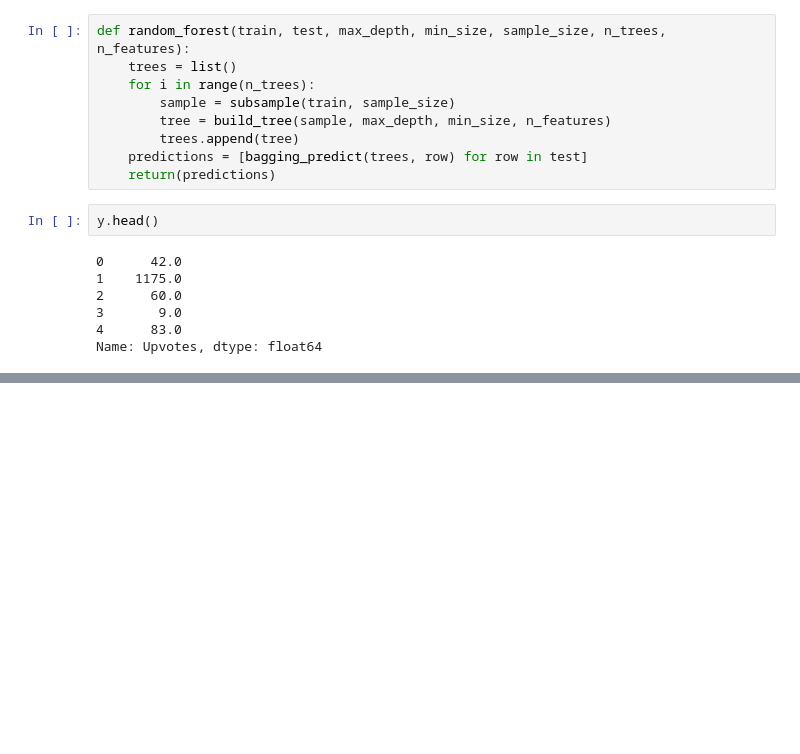
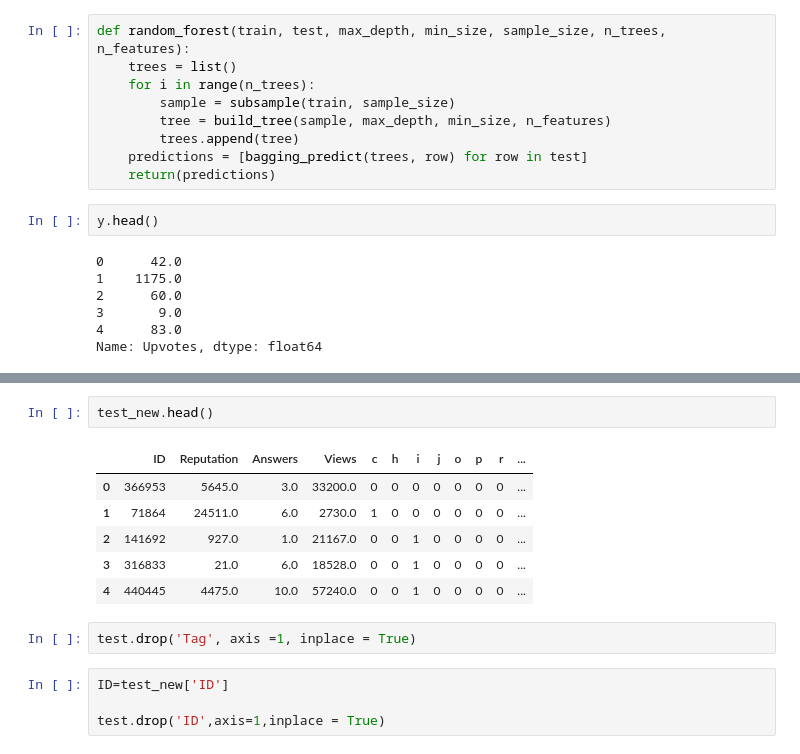
Before and after one commit to manan-arya/Analytics_Vidhya_Competition, a Jupyter notebook: Analytic_Vidya.ipynb, the cells around one changed output, grey strips where cells are left out. Cells and saved outputs as stored; diff of their text form; blank space fills up the shorter version.

```diff
--- a/Analytic_Vidya.ipynb
+++ b/Analytic_Vidya.ipynb
@@ -335,0 +371,15 @@ for n_trees in [1, 5, 10]:
+# %%
+test_new.head()
+# %% [output]
+|  | ID | Reputation | Answers | Views | c | h | i | j | o | p | r | ... |
+| 0 | 366953 | 5645.0 | 3.0 | 33200.0 | 0 | 0 | 0 | 0 | 0 | 0 | 0 | ... |
+| 1 | 71864 | 24511.0 | 6.0 | 2730.0 | 1 | 0 | 0 | 0 | 0 | 0 | 0 | ... |
+| 2 | 141692 | 927.0 | 1.0 | 21167.0 | 0 | 0 | 1 | 0 | 0 | 0 | 0 | ... |
+| 3 | 316833 | 21.0 | 6.0 | 18528.0 | 0 | 0 | 1 | 0 | 0 | 0 | 0 | ... |
+| 4 | 440445 | 4475.0 | 10.0 | 57240.0 | 0 | 0 | 1 | 0 | 0 | 0 | 0 | ... |
+# %%
+test.drop('Tag', axis =1, inplace = True)
+# %%
+ID=test_new['ID']
+
+test.drop('ID',axis=1,inplace = True)
```
Also changed, not shown: parts of 22 cells of this notebook.
